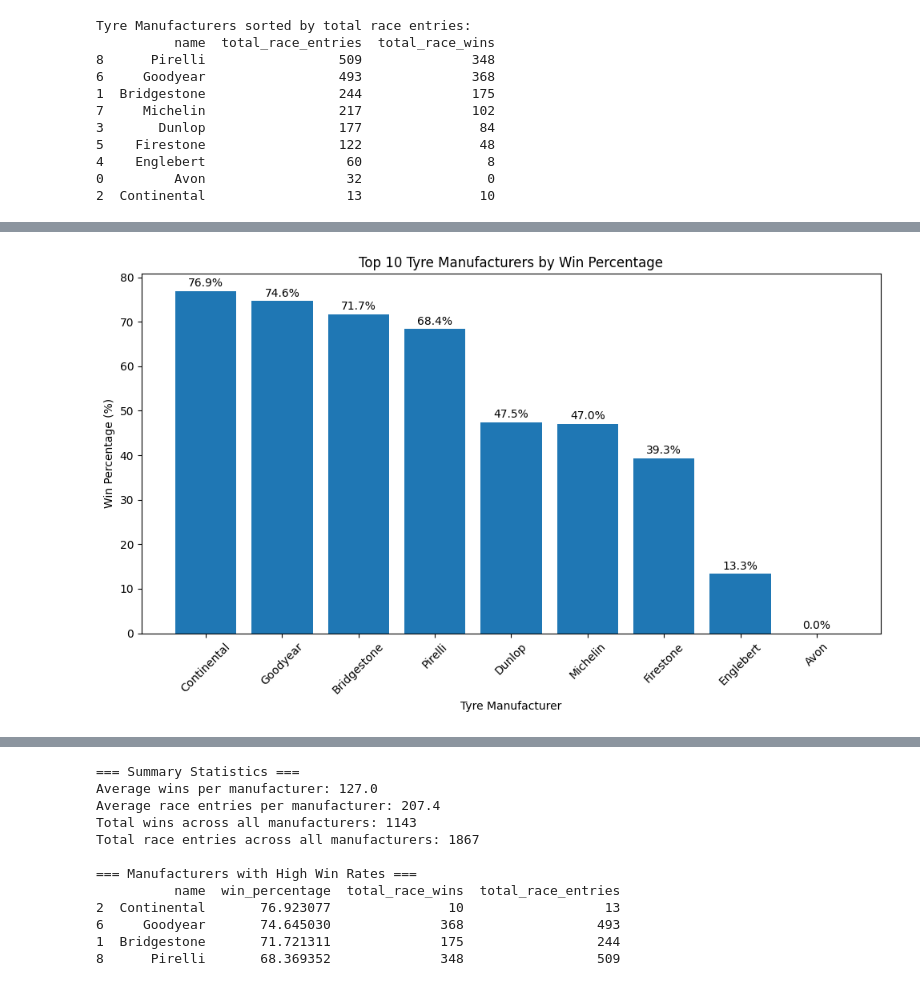
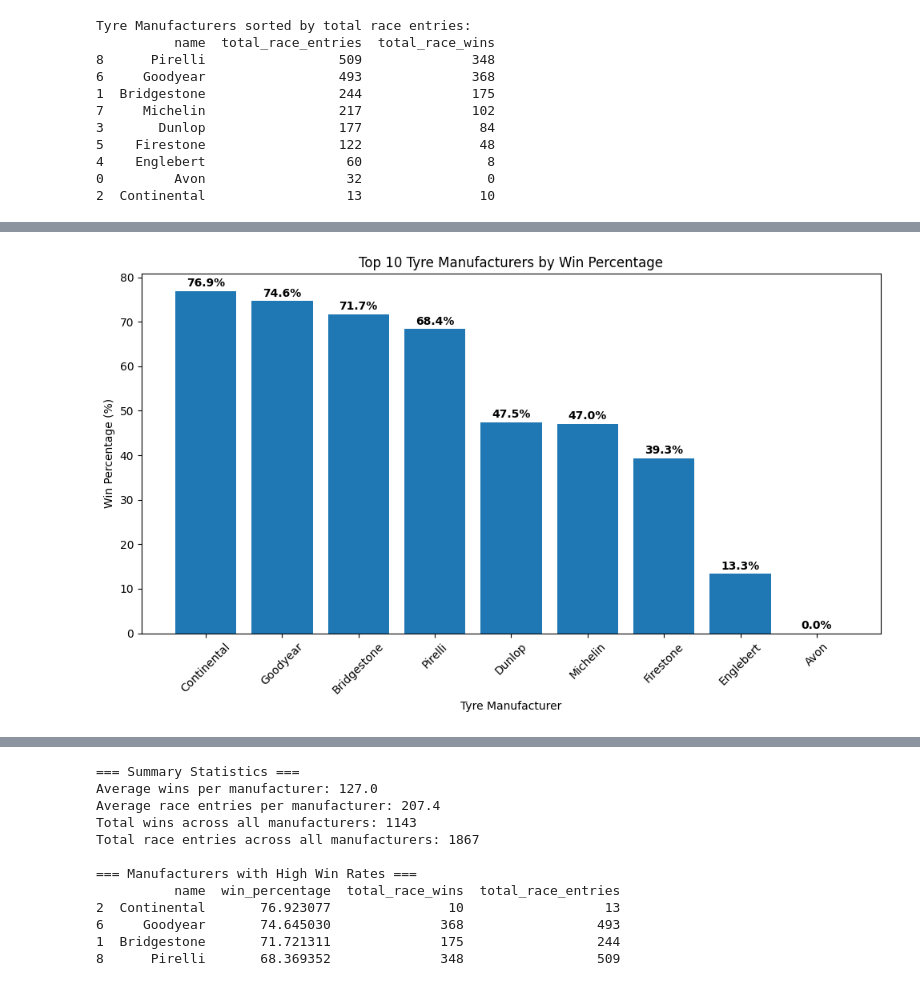
Before and after one commit to ttsudarshan/F1-Database, a Jupyter notebook: tire.ipynb, the cells around one changed output, grey strips where cells are left out. Saved outputs shown, nothing was run; the diff lists cells and outputs as text; code cells hidden in the pictures.

```diff
--- a/tire.ipynb
+++ b/tire.ipynb
@@ -128,18 +128,27 @@ Tyre Manufacturers sorted by total race entries:
 # %%
+# Set figure size (similar to Ch9 plotting examples)
 plt.figure(figsize=(10, 6))
-top_10_wins = sorted_by_wins.head(10)
+
+# Get top 10 using nlargest() method from Chapter 8 slides
+top_10_wins = sorted_by_wins.nlargest(10, 'total_race_wins')
+
+# Create bar plot (similar to Ch8 plotting examples)
 bars = plt.bar(top_10_wins['name'], top_10_wins['total_race_wins'])
+
+# Set titles and labels (similar to Ch9 plot customization)
 plt.title('Top 10 Tyre Manufacturers by Total Wins')
 plt.xlabel('Tyre Manufacturer')
 plt.ylabel('Total Wins')
-plt.xticks(rotation=45)
+plt.xticks(rotation=45)  # Rotate x-axis labels like in Ch9 examples
 
-# Add value labels on bars
+# Add value labels on bars (enhanced version with formatting)
 for bar in bars:
     height = bar.get_height()
     plt.text(bar.get_x() + bar.get_width()/2., height + 5,
-             f'{int(height)}', ha='center', va='bottom')
+             f'{int(height):,}',  # Format with commas for thousands
+             ha='center', va='bottom', fontweight='bold')
 
+# Adjust layout and show (standard pattern from slides)
 plt.tight_layout()
 plt.show()
 # %% [output]
@@ -147,20 +158,28 @@ plt.show()
 # %%
-# Simple Visualization 2: Win Percentage
+# Set figure size (similar to Ch9 plotting examples)
 plt.figure(figsize=(10, 6))
-top_10_percentage = sorted_by_win_percentage.head(10)
+
+# Get top 10 using nlargest() method from Chapter 8 slides
+top_10_percentage = sorted_by_win_percentage.nlargest(10, 'win_percentage')
+
+# Create bar plot (similar to Ch8 plotting examples)
 bars = plt.bar(top_10_percentage['name'], top_10_percentage['win_percentage'])
+
+# Set titles and labels (similar to Ch9 plot customization)
 plt.title('Top 10 Tyre Manufacturers by Win Percentage')
 plt.xlabel('Tyre Manufacturer')
 plt.ylabel('Win Percentage (%)')
-plt.xticks(rotation=45)
+plt.xticks(rotation=45)  # Rotate x-axis labels like in Ch9 examples
 
-# Add value labels on bars
+# Add value labels on bars with formatting
 for bar in bars:
     height = bar.get_height()
     plt.text(bar.get_x() + bar.get_width()/2., height + 0.5,
-             f'{height:.1f}%', ha='center', va='bottom')
+             f'{height:.1f}%',  # Format as percentage with 1 decimal
+             ha='center', va='bottom', fontweight='bold')
 
+# Adjust layout and show (standard pattern from slides)
 plt.tight_layout()
 plt.show()
 # %% [output]
-[figure, old version]
+[figure, new version]
```
Also changed, not shown: parts of 15 cells of this notebook, 2 other files.
